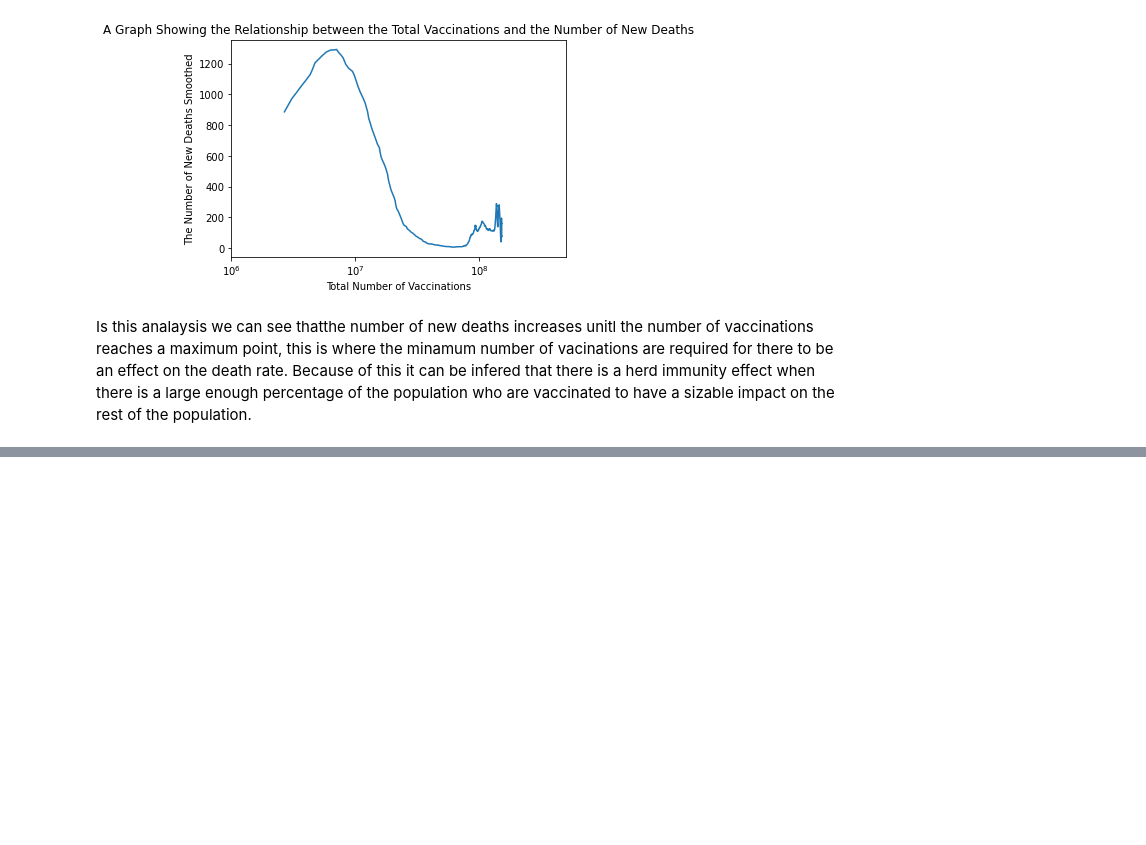
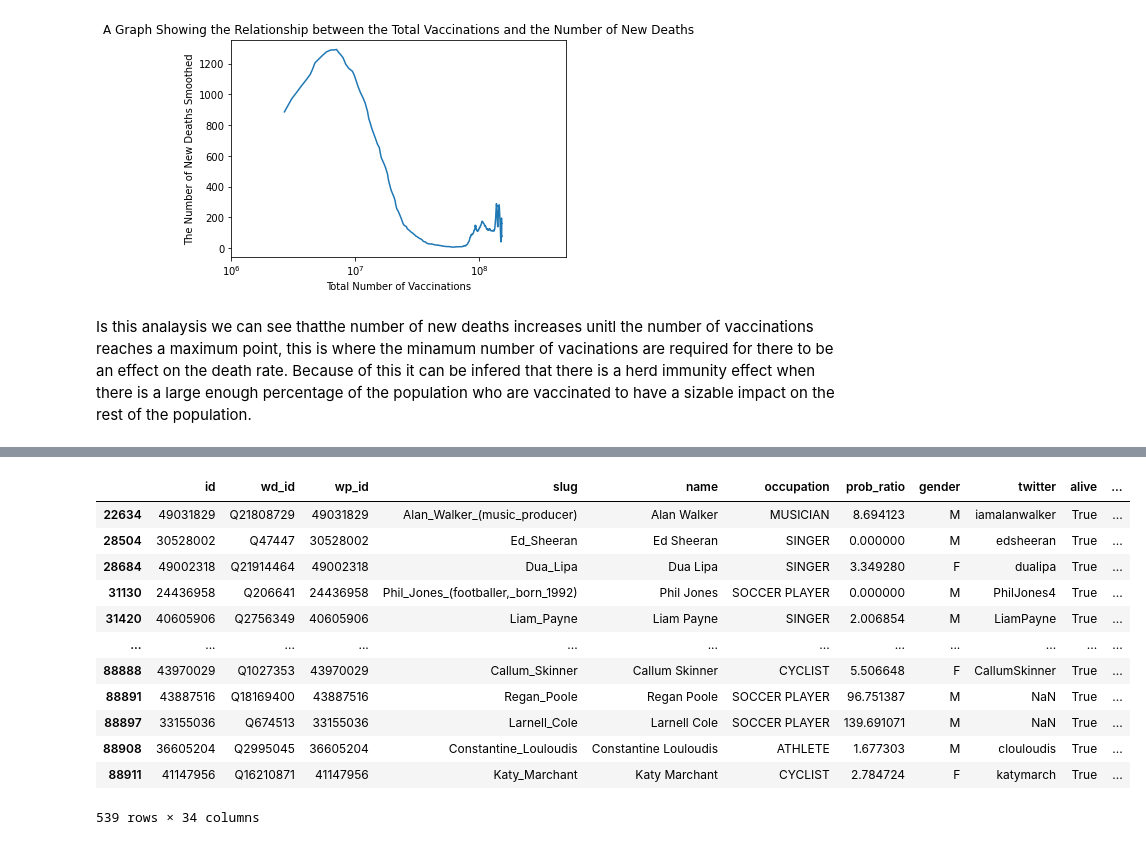
Before and after one commit to tubbsyal/BEE2024_p3, a Jupyter notebook: Part3_1Notebook.ipynb, the cells around one changed output, grey strips where cells are left out. Saved outputs shown, nothing was run; the diff lists cells and outputs as text; code cells hidden in the pictures; blank space fills up the shorter version.

Commit message:
added dataframe for part c

```diff
--- a/Part3_1Notebook.ipynb
+++ b/Part3_1Notebook.ipynb
@@ -288,0 +315,3 @@ Is this analaysis we can see thatthe number of new deaths increases unitl the nu
+# %%
+df = pd.read_csv(r'/Users/alex/Desktop/ProjectFinalAnswers/data/person_2020_update.csv')
+df.head()
@@ -288,0 +326,18 @@ Is this analaysis we can see thatthe number of new deaths increases unitl the nu
+# %%
+df2 = df.loc[ ((df.bplace_country == "United Kingdom")| (df.bplace_country == "Ireland"))& (df.birthyear > 1989) ]
+
+df2
+# %% [output]
+|  | id | wd_id | wp_id | slug | name | occupation | prob_ratio | gender | twitter | alive | ... |
+| 22634 | 49031829 | Q21808729 | 49031829 | Alan_Walker_(music_producer) | Alan Walker | MUSICIAN | 8.694123 | M | iamalanwalker | True | ... |
+| 28504 | 30528002 | Q47447 | 30528002 | Ed_Sheeran | Ed Sheeran | SINGER | 0.000000 | M | edsheeran | True | ... |
+| 28684 | 49002318 | Q21914464 | 49002318 | Dua_Lipa | Dua Lipa | SINGER | 3.349280 | F | dualipa | True | ... |
+| 31130 | 24436958 | Q206641 | 24436958 | Phil_Jones_(footballer,_born_1992) | Phil Jones | SOCCER PLAYER | 0.000000 | M | PhilJones4 | True | ... |
+| 31420 | 40605906 | Q2756349 | 40605906 | Liam_Payne | Liam Payne | SINGER | 2.006854 | M | LiamPayne | True | ... |
+| ... | ... | ... | ... | ... | ... | ... | ... | ... | ... | ... | ... |
+| 88888 | 43970029 | Q1027353 | 43970029 | Callum_Skinner | Callum Skinner | CYCLIST | 5.506648 | F | CallumSkinner | True | ... |
+| 88891 | 43887516 | Q18169400 | 43887516 | Regan_Poole | Regan Poole | SOCCER PLAYER | 96.751387 | M | NaN | True | ... |
+| 88897 | 33155036 | Q674513 | 33155036 | Larnell_Cole | Larnell Cole | SOCCER PLAYER | 139.691071 | M | NaN | True | ... |
+| 88908 | 36605204 | Q2995045 | 36605204 | Constantine_Louloudis | Constantine Louloudis | ATHLETE | 1.677303 | M | clouloudis | True | ... |
+| 88911 | 41147956 | Q16210871 | 41147956 | Katy_Marchant | Katy Marchant | CYCLIST | 2.784724 | F | katymarch | True | ... |
+539 rows × 34 columns
```
Also changed, not shown: parts of 5 cells of this notebook.
